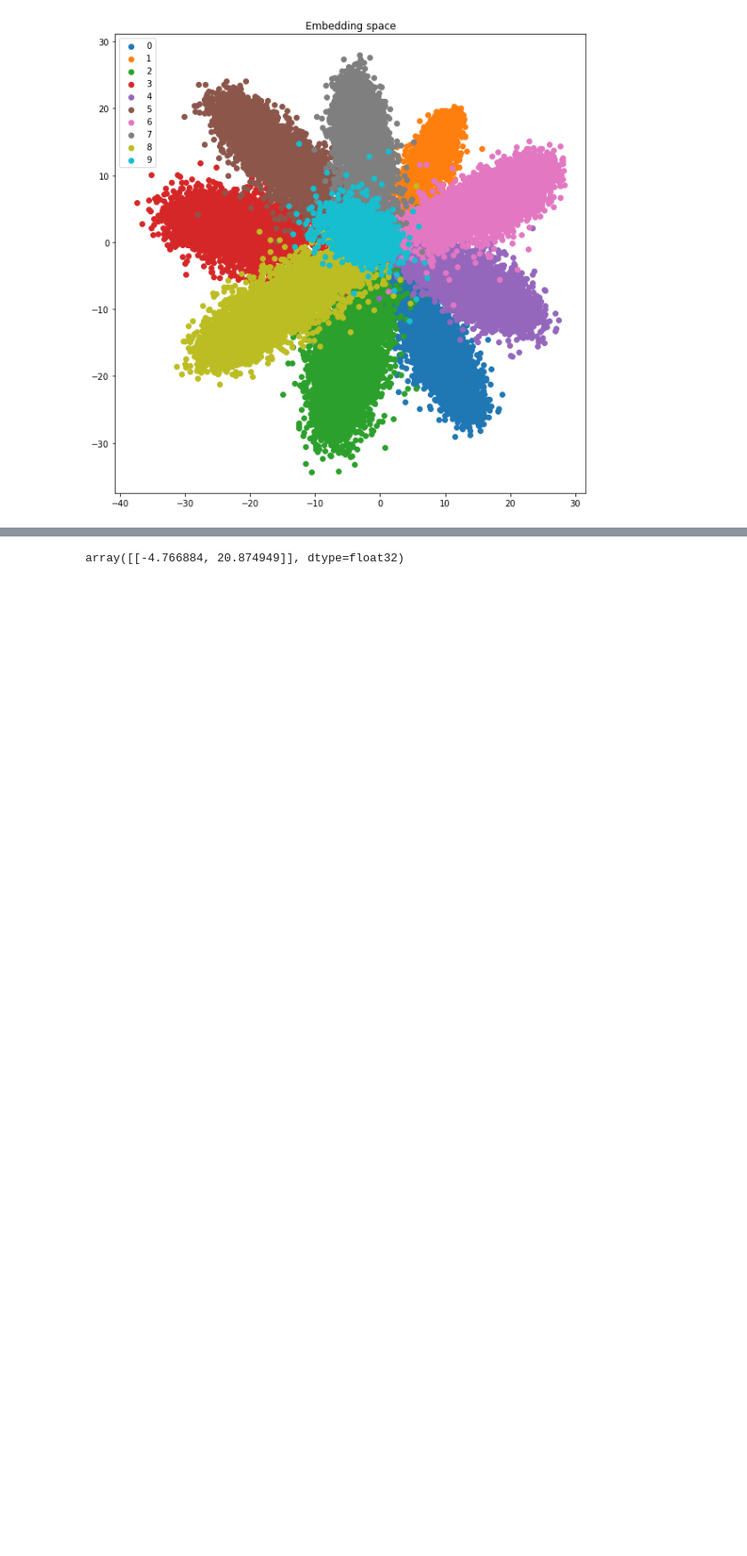
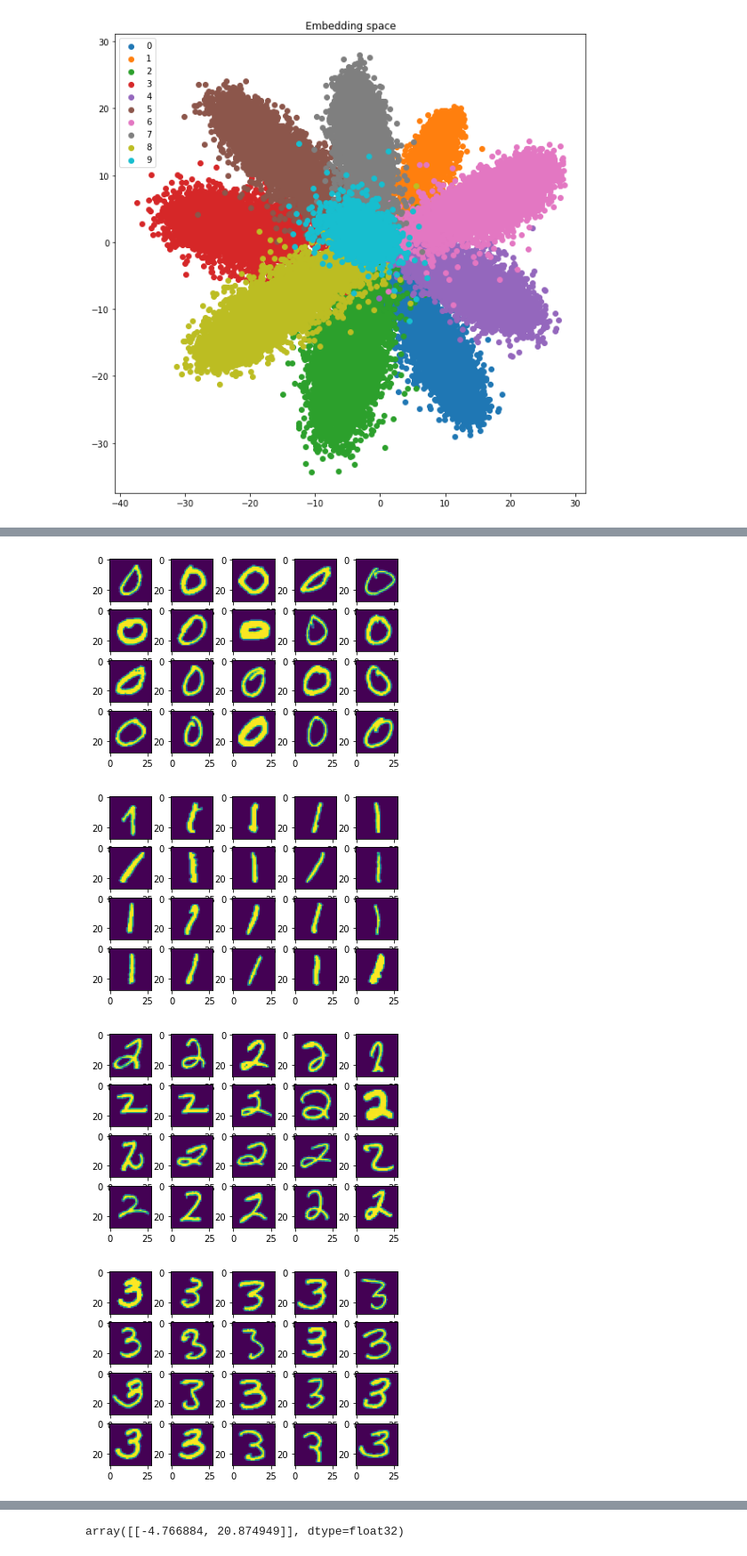
Before and after one commit to Xianbo-X/ProjectComputerVisionAnd3DImageProcessing, a Jupyter notebook: ReIDProj/Re_ID_from_model.ipynb, the cells around one changed output, grey strips where cells are left out. Shown at 89% size. Drawn from its saved outputs; the diff is of its cells as text; code cells hidden in the pictures; blank space fills up the shorter version.

```diff
--- a/ReIDProj/Re_ID_from_model.ipynb
+++ b/ReIDProj/Re_ID_from_model.ipynb
@@ -113,0 +164,11 @@ ax.legend()
+# %%
+for key,data in samples.items():
+    fig=plt.figure()
+    ax=np.array(fig.subplots(4,5)).ravel()
+    for i in range(len(data)):
+        ax[i].imshow(train_data.data[data[i]])
+# %% [output]
+[figure, added]
+[figure, added]
+[figure, added]
+[figure, added]
```
Also changed, not shown: parts of 10 cells of this notebook.
